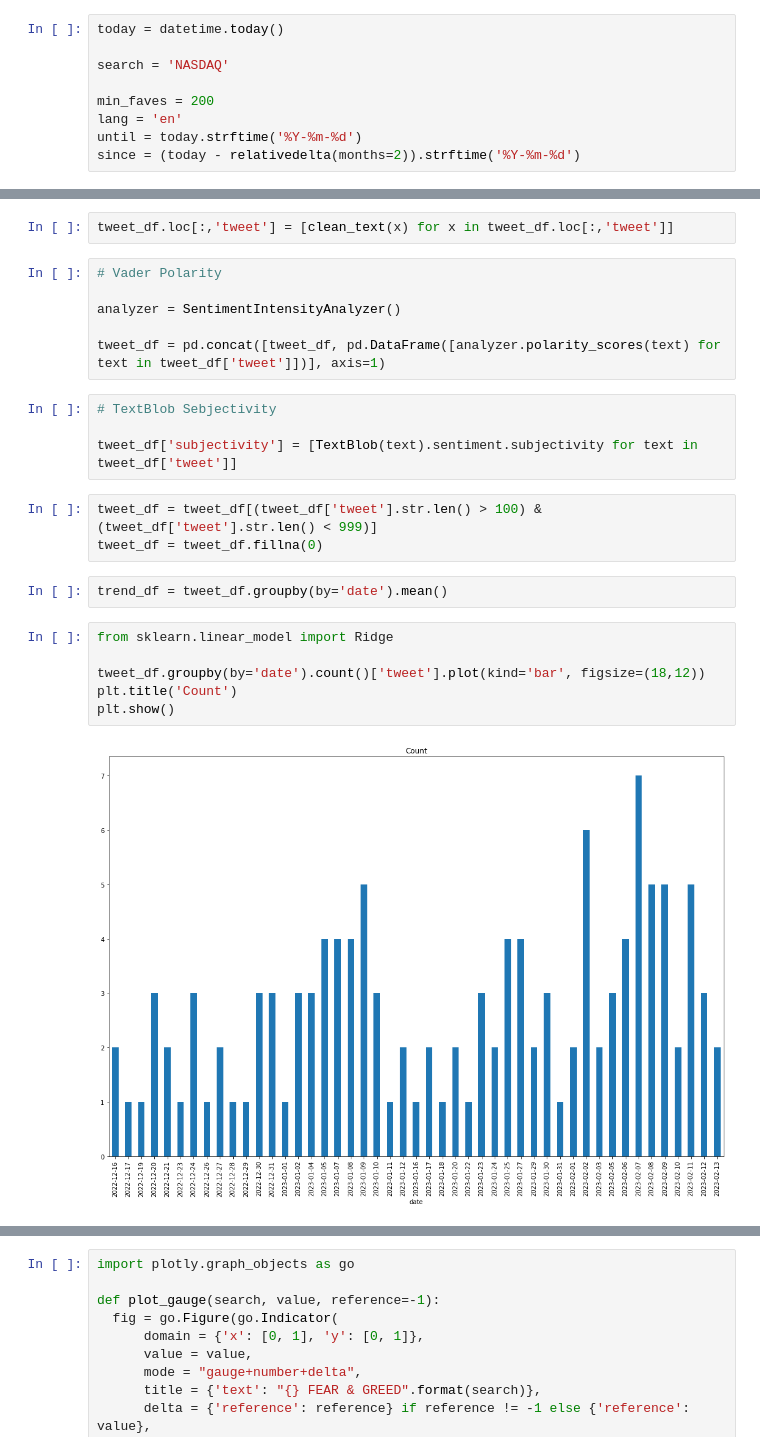
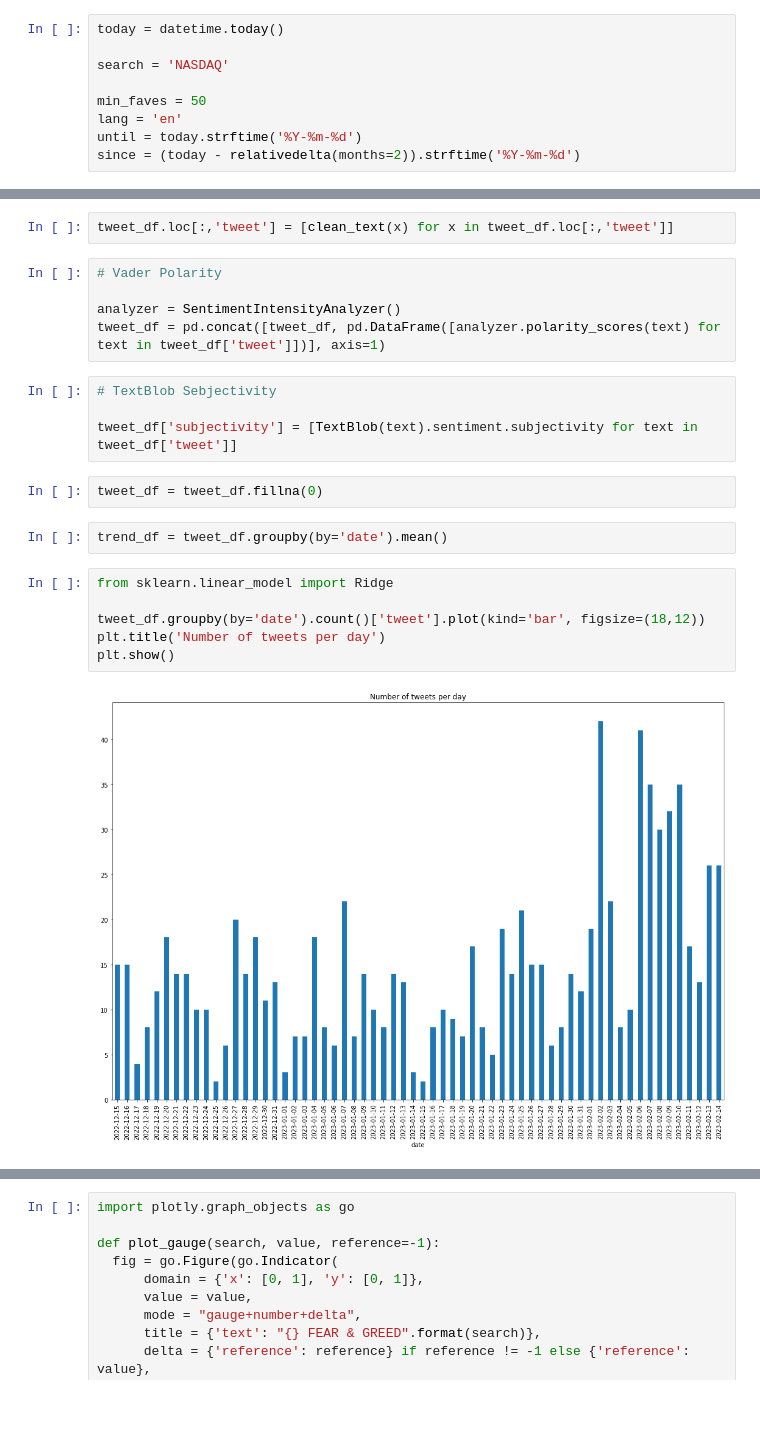
Before and after one commit to yeonghun00/Twitter-Sentiment-Analysis, a Jupyter notebook: Market Sentiment Analysis.ipynb, the cells around one changed output, grey strips where cells are left out. Cells and saved outputs as stored; diff of their text form; blank space fills up the shorter version.

```diff
--- a/Market Sentiment Analysis.ipynb
+++ b/Market Sentiment Analysis.ipynb
@@ -71,7 +71,7 @@ today = datetime.today()
 
 search = 'NASDAQ'
 
-min_faves = 200
+min_faves = 50
 lang = 'en'
 until = today.strftime('%Y-%m-%d')
 since = (today - relativedelta(months=2)).strftime('%Y-%m-%d')
@@ -105,23 +105,21 @@ tweet_df.loc[:,'tweet'] = [clean_text(x) for x in tweet_df.loc[:,'tweet']]
 # Vader Polarity
 
 analyzer = SentimentIntensityAnalyzer()
-
 tweet_df = pd.concat([tweet_df, pd.DataFrame([analyzer.polarity_scores(text) for text in tweet_df['tweet']])], axis=1)
 # %%
 # TextBlob Sebjectivity
 
 tweet_df['subjectivity'] = [TextBlob(text).sentiment.subjectivity for text in tweet_df['tweet']]
-# %%
-tweet_df = tweet_df[(tweet_df['tweet'].str.len() > 100) & (tweet_df['tweet'].str.len() < 999)]
-tweet_df = tweet_df.fillna(0)
+# %%
+tweet_df = tweet_df.fillna(0)
 # %%
 trend_df = tweet_df.groupby(by='date').mean()
 # %%
 from sklearn.linear_model import Ridge
 
 tweet_df.groupby(by='date').count()['tweet'].plot(kind='bar', figsize=(18,12))
-plt.title('Count')
+plt.title('Number of tweets per day')
 plt.show()
 # %% [output]
-[figure, old version]
+[figure, new version]
 # %%
```
Also changed, not shown: parts of 12 cells of this notebook.
